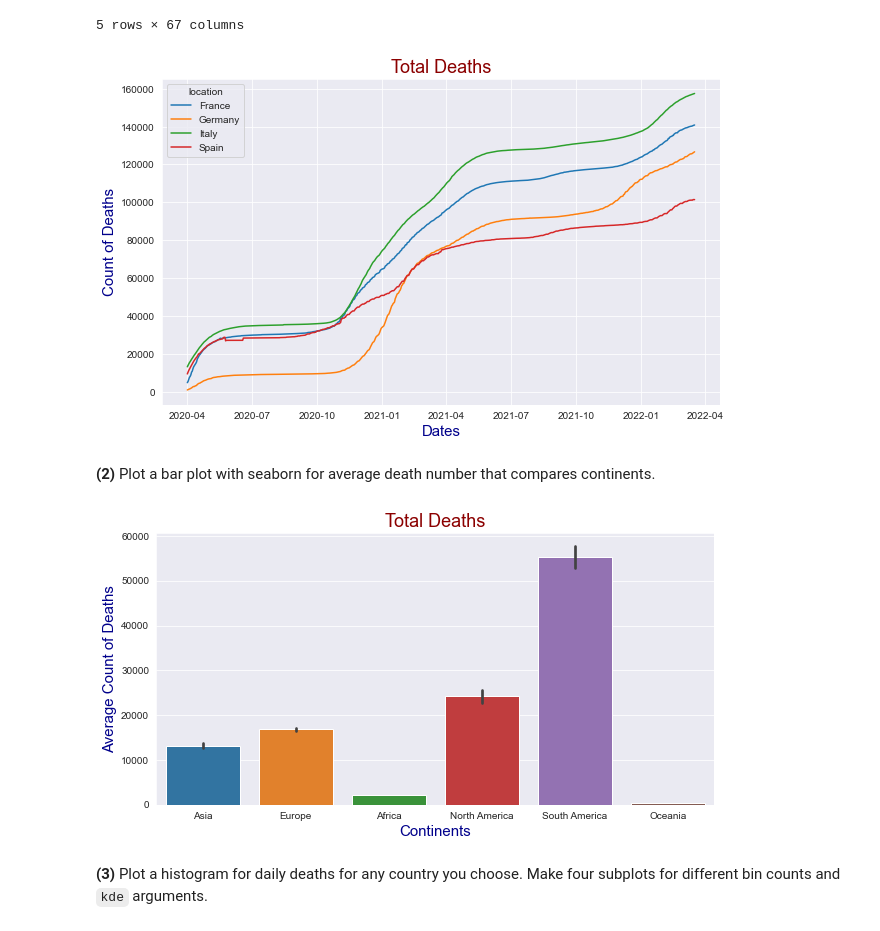
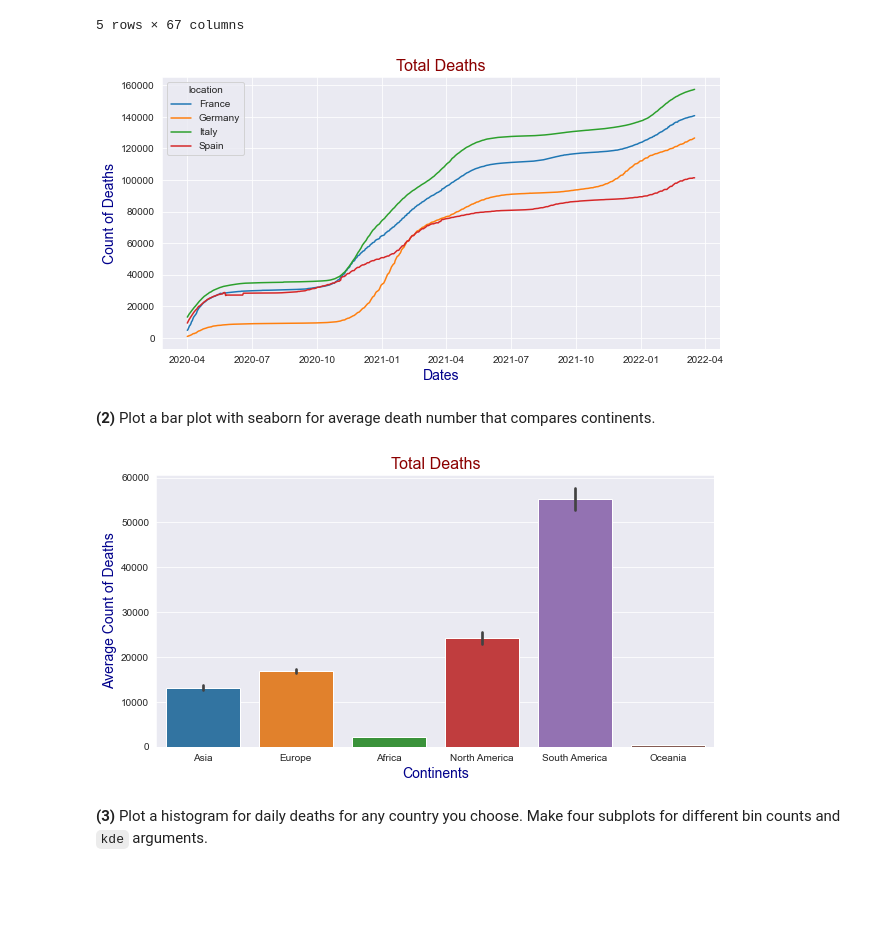
Before and after one commit to oguzkedek/WTech-Datajarlabs-DataScience-Bootcamp, a Jupyter notebook: 4- Data Visualization with Python/A_04_Visualization_With_Seaborn.ipynb, the cells around one changed output. Cells and saved outputs as stored; diff of their text form; code cells hidden in the pictures; blank space fills up the shorter version.

```diff
--- a/4- Data Visualization with Python/A_04_Visualization_With_Seaborn.ipynb
+++ b/4- Data Visualization with Python/A_04_Visualization_With_Seaborn.ipynb
@@ -24,20 +24,20 @@ df.head()
 | 4 | AFG | Asia | Afghanistan | 2020-02-28 | 5.0 | 0.0 | NaN | NaN | ... |
 5 rows × 67 columns
 # %%
-title_style = {'family': 'Arial', 'color': 'darkred', 'size': 18 }
-axis_style  = {'family': 'Arial', 'color': 'darkblue', 'size': 15 }
+title_style = {'family': 'Arial', 'color': 'darkred', 'size': 16 }
+axis_style  = {'family': 'Arial', 'color': 'darkblue', 'size': 14 }
 
 
 data = df[(df['date'] >= '2020-04-01') & (df['location'].isin(['Spain', 'France', 'Germany', 'Italy']))]
 
-plt.figure(figsize=(10, 6))
+plt.figure(figsize=(10, 5))
 sns.lineplot(data=data ,x='date', y='total_deaths', hue='location')
 plt.title('Total Deaths', fontdict=title_style)
 plt.xlabel('Dates', fontdict=axis_style)
 plt.ylabel('Count of Deaths', fontdict=axis_style)
 plt.show()
 # %% [output]
-[figure, old version]
+[figure, new version]
 # %% [markdown]
 **(2)** Plot a bar plot with seaborn for average death number that compares continents.
 # %%
@@ -51,6 +51,6 @@ plt.xlabel('Continents', fontdict=axis_style)
 plt.ylabel('Average Count of Deaths', fontdict=axis_style)
 plt.show()
 # %% [output]
-[figure, old version]
+[figure, new version]
 # %% [markdown]
 **(3)**  Plot a histogram for daily deaths for any country you choose. Make four subplots for different bin counts and `kde` arguments.
```
Also changed, not shown: parts of 2 cells of this notebook.
